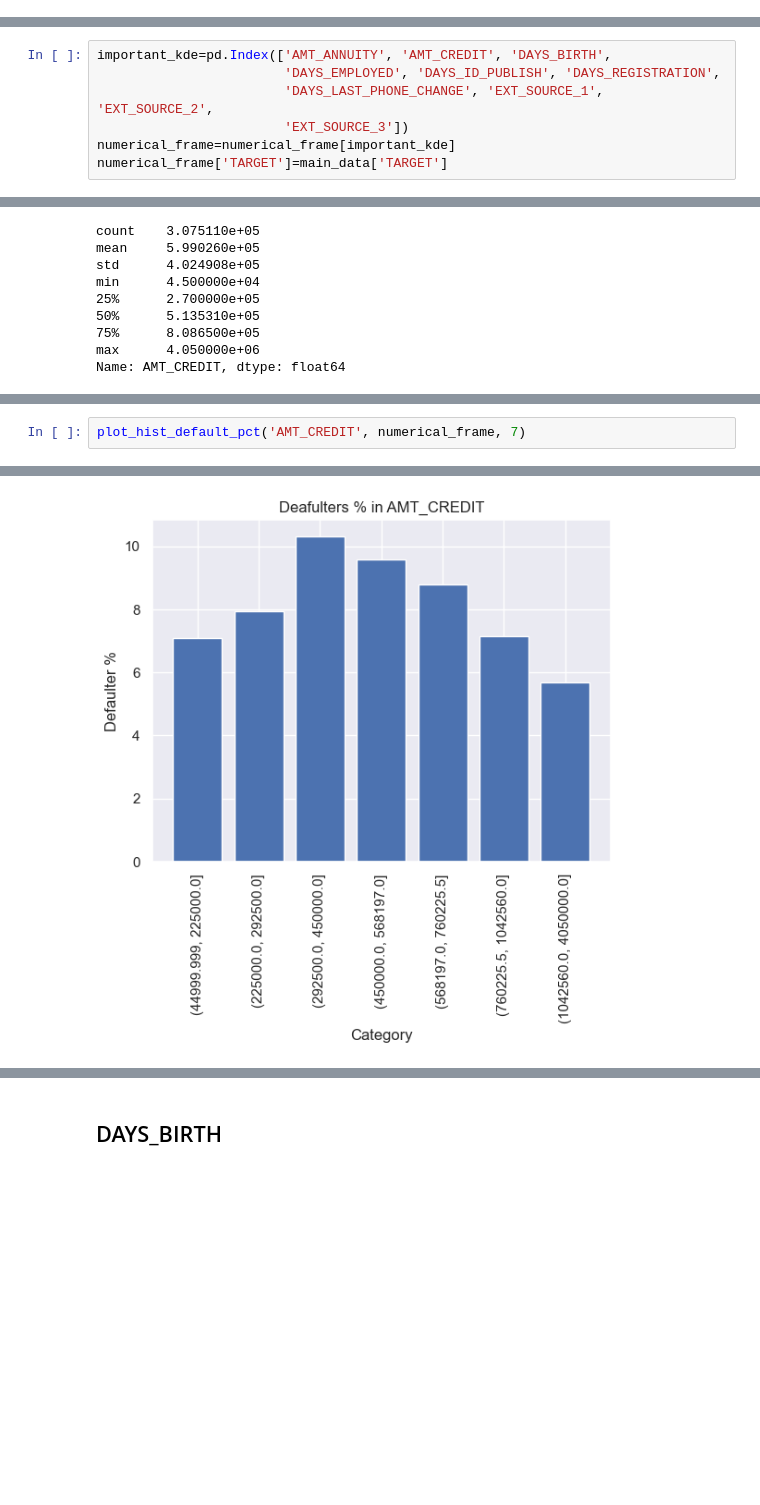
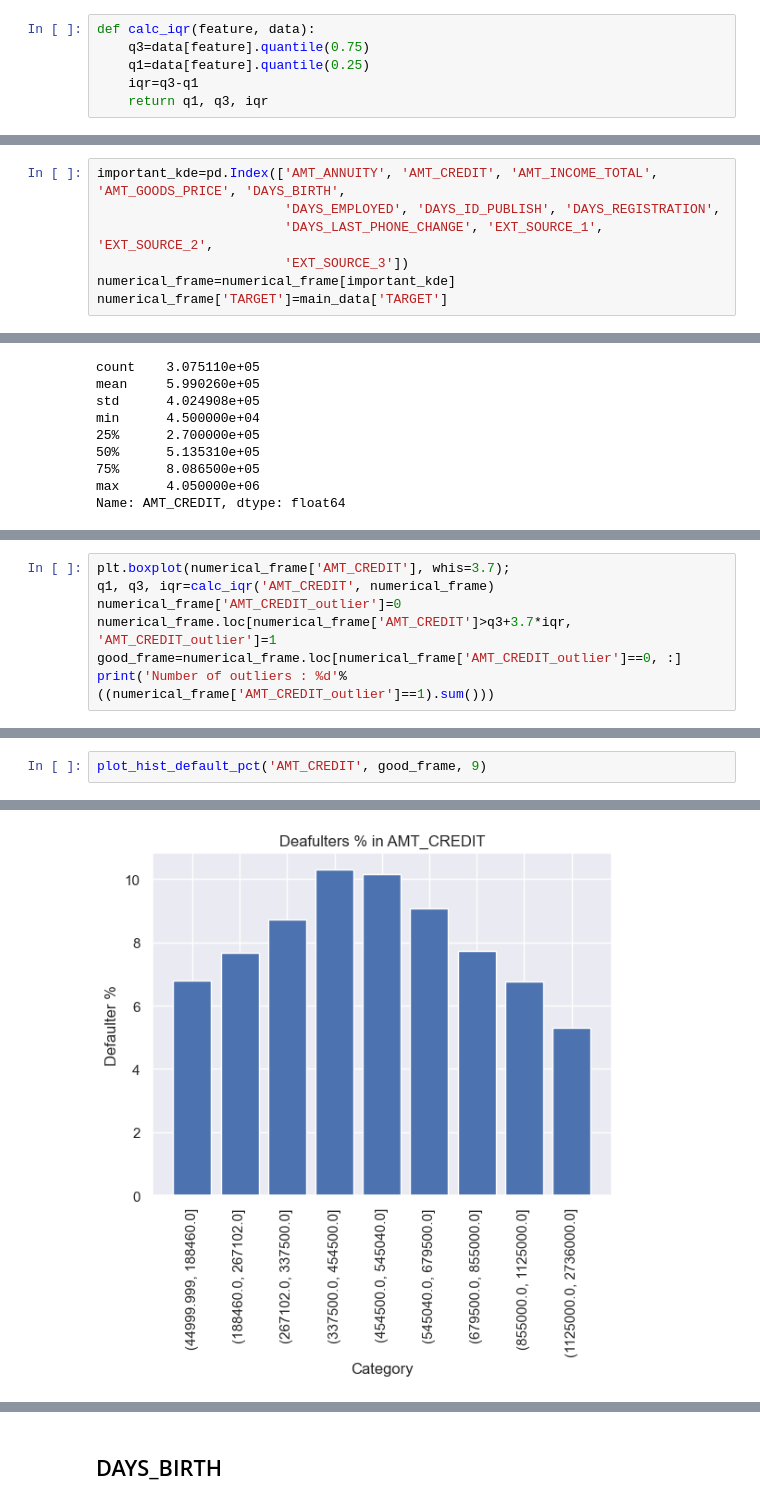
Before and after one commit to seg-fault123/bdm_project, a Jupyter notebook: cleaning.ipynb, the cells around one changed output, grey strips where cells are left out. Saved outputs shown, nothing was run; the diff lists cells and outputs as text; blank space fills up the shorter version.

Commit message:
added outlier columns, last features still left

```diff
--- a/cleaning.ipynb
+++ b/cleaning.ipynb
@@ -69,3 +70,9 @@ def plot_hist_default_pct(feature, dataframe, bins):
     ax.set_xlabel('Category')
     ax.set_ylabel('Defaulter %')
     print(default_counts)
+# %%
+def calc_iqr(feature, data):
+    q3=data[feature].quantile(0.75)
+    q1=data[feature].quantile(0.25)
+    iqr=q3-q1
+    return q1, q3, iqr
@@ -99,7 +112,7 @@ def plot_pie_target(target_series, ax=None):
 # %% [markdown]
 ### Important Numerical
 # %%
-important_kde=pd.Index(['AMT_ANNUITY', 'AMT_CREDIT', 'DAYS_BIRTH',
+important_kde=pd.Index(['AMT_ANNUITY', 'AMT_CREDIT', 'AMT_INCOME_TOTAL', 'AMT_GOODS_PRICE', 'DAYS_BIRTH',
                         'DAYS_EMPLOYED', 'DAYS_ID_PUBLISH', 'DAYS_REGISTRATION',
                         'DAYS_LAST_PHONE_CHANGE', 'EXT_SOURCE_1', 'EXT_SOURCE_2',
                         'EXT_SOURCE_3'])
@@ -144,0 +162,7 @@ plot_hist_box(numerical_frame, 'AMT_CREDIT')
+# %%
+plt.boxplot(numerical_frame['AMT_CREDIT'], whis=3.7);
+q1, q3, iqr=calc_iqr('AMT_CREDIT', numerical_frame)
+numerical_frame['AMT_CREDIT_outlier']=0
+numerical_frame.loc[numerical_frame['AMT_CREDIT']>q3+3.7*iqr, 'AMT_CREDIT_outlier']=1
+good_frame=numerical_frame.loc[numerical_frame['AMT_CREDIT_outlier']==0, :]
+print('Number of outliers : %d'%((numerical_frame['AMT_CREDIT_outlier']==1).sum()))
@@ -149,3 +180,3 @@ plot_kde_vs_target('AMT_CREDIT', numerical_frame)
 # %%
-plot_hist_default_pct('AMT_CREDIT', numerical_frame, 7)
+plot_hist_default_pct('AMT_CREDIT', good_frame, 9)
 # %% [output]
@@ -159,2 +192,2 @@ plot_hist_default_pct('AMT_CREDIT', numerical_frame, 7)
 Name: AMT_CREDIT_binned, dtype: float64
-[figure, old version]
+[figure, new version]
```
Also changed, not shown: parts of 71 cells of this notebook, 1 other file.
